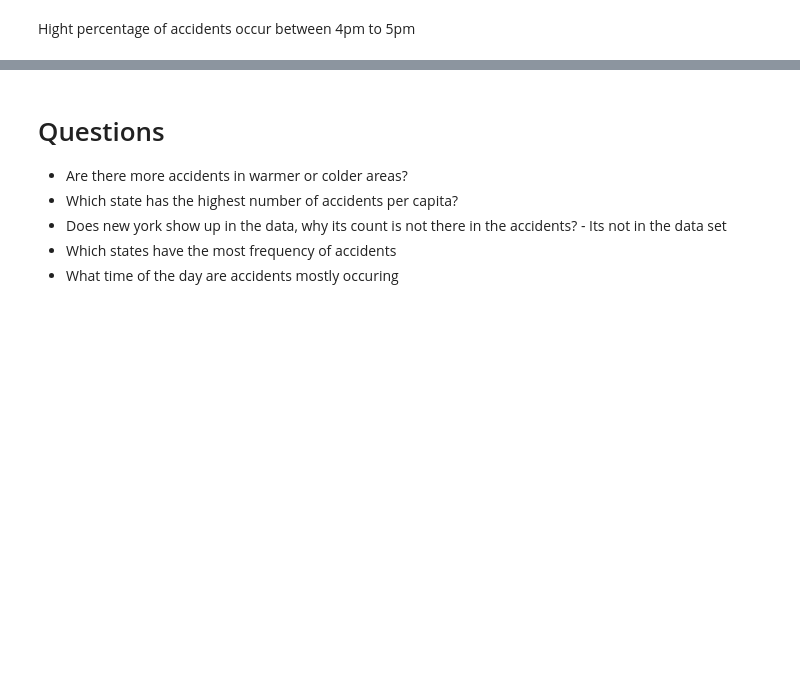
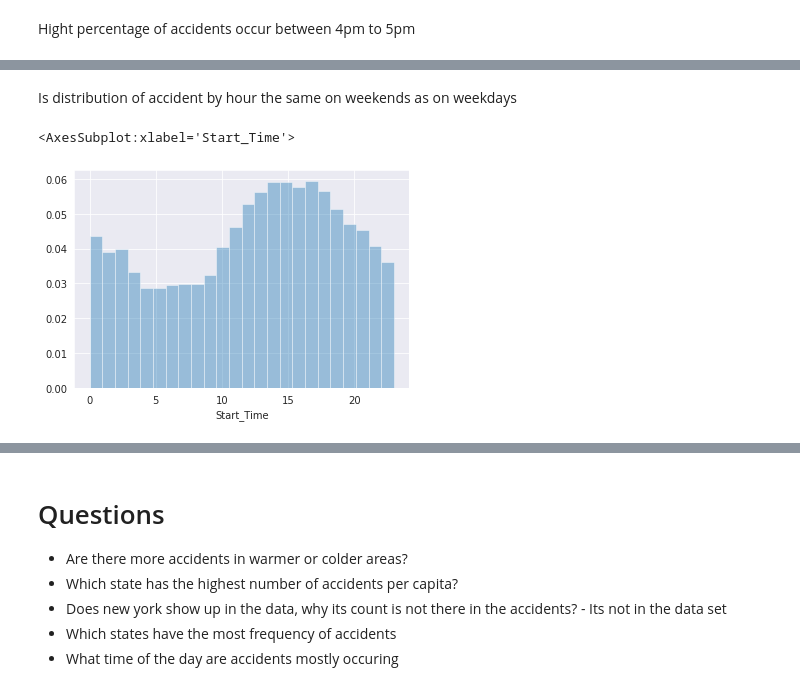
Before and after one commit to kevinlouisj/EDA_US_Accidents, a Jupyter notebook: us-accidents-eda.ipynb, the cells around one changed output, grey strips where cells are left out. Drawn from its saved outputs; the diff is of its cells as text; code cells hidden in the pictures; blank space fills up the shorter version.

Commit message:
Kaggle Notebook | us_accidents_eda | Version 6

```diff
--- a/us-accidents-eda.ipynb
+++ b/us-accidents-eda.ipynb
@@ -359,0 +365,8 @@ Hight percentage of accidents occur between 4pm to 5pm
+# %% [markdown]
+Is distribution of accident by hour the same on weekends as on weekdays
+# %%
+sunday_start_time = data_set.Start_Time[data_set.Start_Time.dt.dayofweek == 6]
+sns.distplot(sunday_start_time.dt.hour, bins=24, kde=False, norm_hist=True)
+# %% [output]
+<AxesSubplot:xlabel='Start_Time'>
+[figure, added]
```
Also changed, not shown: parts of 3 cells of this notebook.
